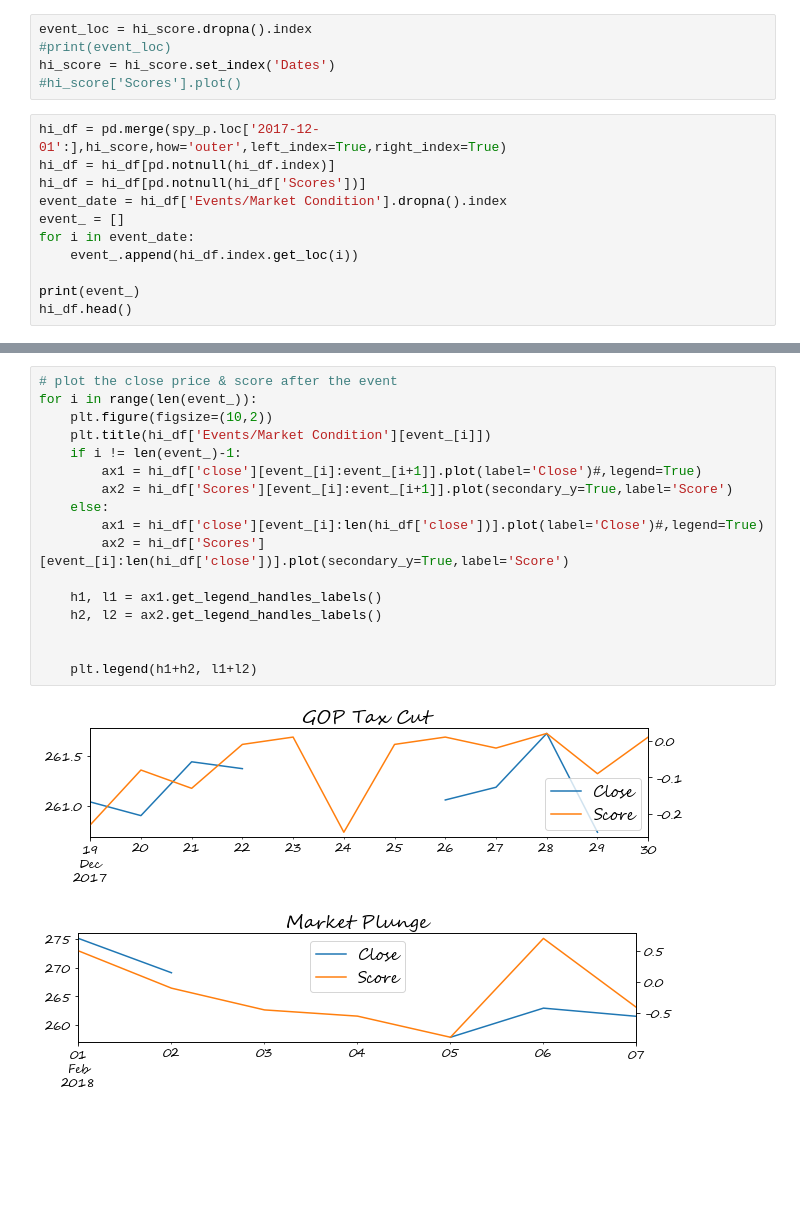
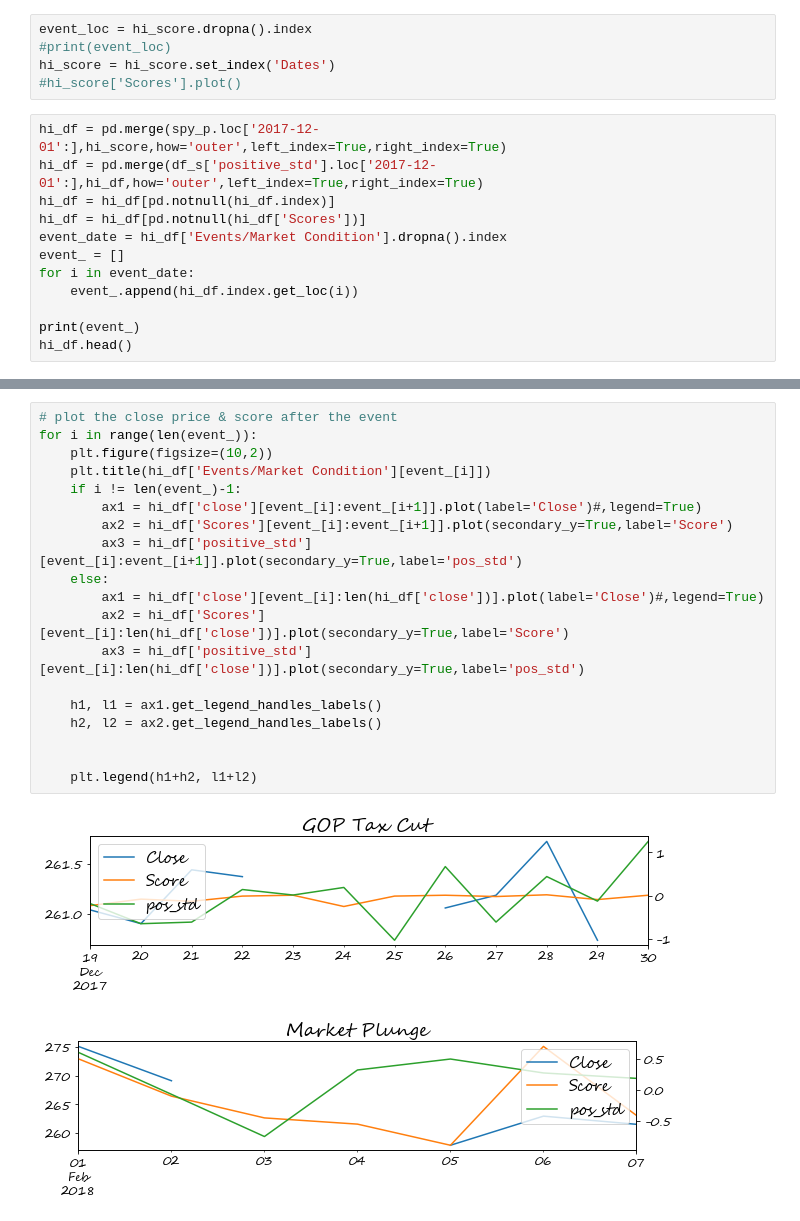
Before and after one commit to elvish7/datascience, a Jupyter notebook: Market_Sentiment_Analysis(Final Project)/Analysis/sentiment_effect.ipynb, the cells around one changed output, grey strips where cells are left out. Saved outputs shown, nothing was run; the diff lists cells and outputs as text; blank space fills up the shorter version.

```diff
--- a/Market_Sentiment_Analysis(Final Project)/Analysis/sentiment_effect.ipynb
+++ b/Market_Sentiment_Analysis(Final Project)/Analysis/sentiment_effect.ipynb
@@ -253,6 +253,7 @@ hi_score = hi_score.set_index('Dates')
 #hi_score['Scores'].plot()
 # %%
 hi_df = pd.merge(spy_p.loc['2017-12-01':],hi_score,how='outer',left_index=True,right_index=True)
+hi_df = pd.merge(df_s['positive_std'].loc['2017-12-01':],hi_df,how='outer',left_index=True,right_index=True)
 hi_df = hi_df[pd.notnull(hi_df.index)]
 hi_df = hi_df[pd.notnull(hi_df['Scores'])]
 event_date = hi_df['Events/Market Condition'].dropna().index
@@ -273,20 +274,22 @@ hi_df.head()
 # %%
 # plot the close price & score after the event
 for i in range(len(event_)):
     plt.figure(figsize=(10,2))
     plt.title(hi_df['Events/Market Condition'][event_[i]])
     if i != len(event_)-1:
         ax1 = hi_df['close'][event_[i]:event_[i+1]].plot(label='Close')#,legend=True)
         ax2 = hi_df['Scores'][event_[i]:event_[i+1]].plot(secondary_y=True,label='Score')
+        ax3 = hi_df['positive_std'][event_[i]:event_[i+1]].plot(secondary_y=True,label='pos_std')
     else:
         ax1 = hi_df['close'][event_[i]:len(hi_df['close'])].plot(label='Close')#,legend=True)
         ax2 = hi_df['Scores'][event_[i]:len(hi_df['close'])].plot(secondary_y=True,label='Score')
+        ax3 = hi_df['positive_std'][event_[i]:len(hi_df['close'])].plot(secondary_y=True,label='pos_std')
 
     h1, l1 = ax1.get_legend_handles_labels()
     h2, l2 = ax2.get_legend_handles_labels()
 
 
     plt.legend(h1+h2, l1+l2)
 # %% [output]
-[figure, old version]
+[figure, new version]
-[figure, old version]
+[figure, new version]
```
Also changed, not shown: parts of 2 cells of this notebook.
